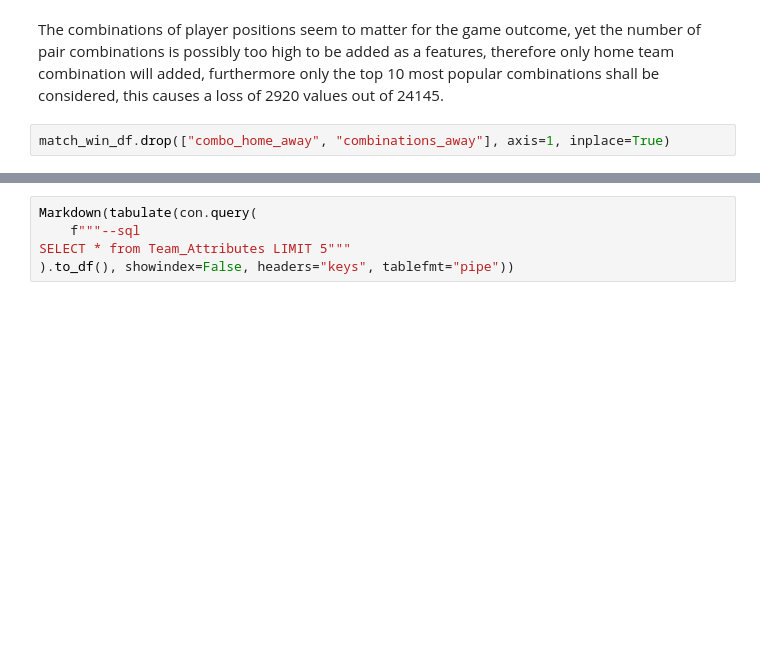
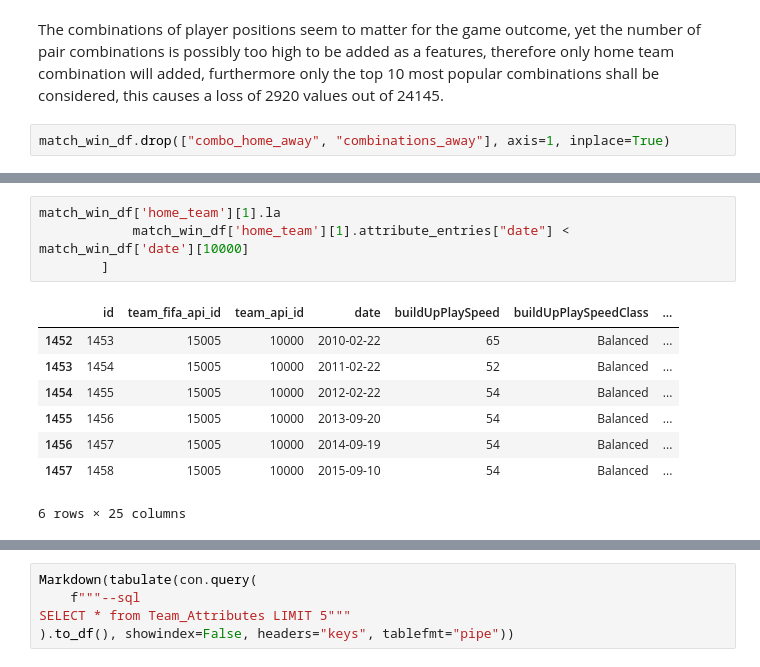
Before and after one commit to gediminas-skvarnavicius/football-db-analysis, a Jupyter notebook: analysis.ipynb, the cells around one changed output, grey strips where cells are left out. Drawn from its saved outputs; the diff is of its cells as text; blank space fills up the shorter version.

```diff
--- a/analysis.ipynb
+++ b/analysis.ipynb
@@ -704,0 +703,13 @@ team_attr_raw.loc[team_attr_raw['team_api_id'] == teams[team].team_id]
+# %%
+match_win_df['home_team'][1].la
+            match_win_df['home_team'][1].attribute_entries["date"] < match_win_df['date'][10000]
+        ]
+# %% [output]
+|  | id | team_fifa_api_id | team_api_id | date | buildUpPlaySpeed | buildUpPlaySpeedClass | ... |
+| 1452 | 1453 | 15005 | 10000 | 2010-02-22 | 65 | Balanced | ... |
+| 1453 | 1454 | 15005 | 10000 | 2011-02-22 | 52 | Balanced | ... |
+| 1454 | 1455 | 15005 | 10000 | 2012-02-22 | 54 | Balanced | ... |
+| 1455 | 1456 | 15005 | 10000 | 2013-09-20 | 54 | Balanced | ... |
+| 1456 | 1457 | 15005 | 10000 | 2014-09-19 | 54 | Balanced | ... |
+| 1457 | 1458 | 15005 | 10000 | 2015-09-10 | 54 | Balanced | ... |
+6 rows × 25 columns
```
Also changed, not shown: parts of 11 cells of this notebook, 1 other file.
